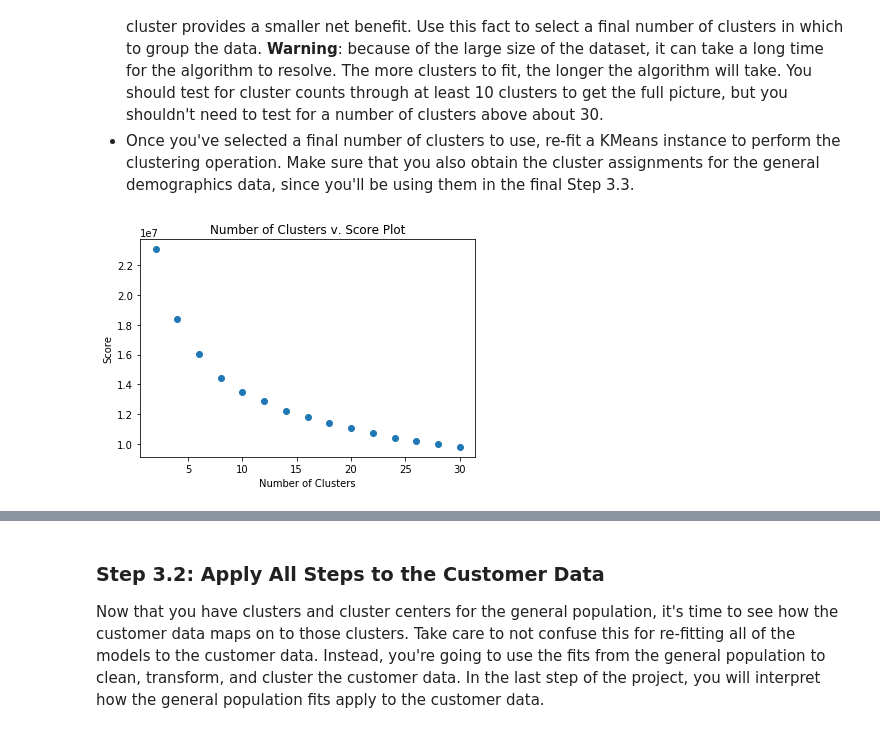
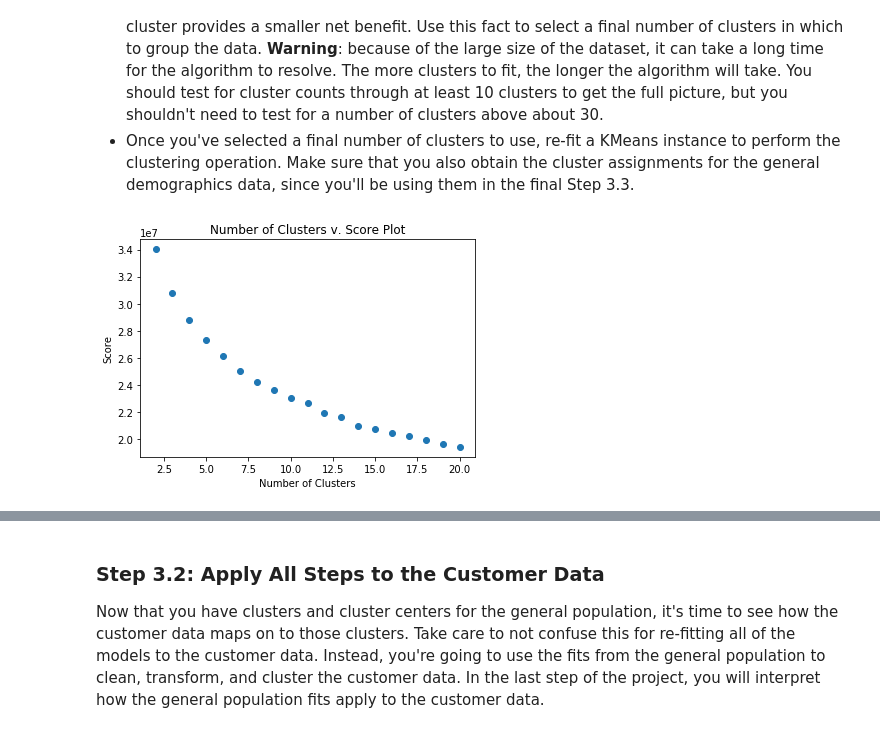
Before and after one commit to aproano2/identify_customer_segments, a Jupyter notebook: Identify_Customer_Segments.ipynb, the cells around one changed output, grey strips where cells are left out. Saved outputs shown, nothing was run; the diff lists cells and outputs as text; code cells hidden in the pictures.

```diff
--- a/Identify_Customer_Segments.ipynb
+++ b/Identify_Customer_Segments.ipynb
@@ -503,7 +404,7 @@ Name: CAMEO_INTL_2015_LIFE_STAGE, dtype: float64
 # %%
 azdias_clean.drop('CAMEO_INTL_2015', axis=1, inplace=True)
 # %%
-del_cols_mixed = mixed.drop(['CAMEO_INTL_2015', 'PRAEGENDE_JUGENDJAHRE'])
+del_cols_mixed = mixed.drop(['CAMEO_INTL_2015', 'PRAEGENDE_JUGENDJAHRE', 'KBA05_BAUMAX'])
 azdias_clean.drop(del_cols_mixed, axis=1, inplace=True)
 # %%
 azdias.shape
@@ -637,7 +543,8 @@ azdias_clean.shape
 # %%
 # Apply feature scaling to the general population demographics data.
 scaler = StandardScaler()
-data = scaler.fit_transform(azdias_clean.dropna())
+imp_model = Imputer(strategy='most_frequent', axis=0)
+data = scaler.fit_transform(imp_model.fit_transform(azdias_clean))
 # %% [markdown]
 ### Discussion 2.1: Apply Feature Scaling
 
@@ -703,4 +610,4 @@ scree_plot(pca)
 # %%
-pca, X_pca = do_pca(data, 12)
+pca, X_pca = do_pca(data, 22)
 scree_plot(pca)
 # %% [output]
@@ -801,4 +712,4 @@ def do_kmeans(data, n_clusters):
     model = kmeans.fit(data)
     return np.abs(model.score(data))
 # %%
-scores = {x:do_kmeans(X_pca,x) for x in range(2,20,2)}
+scores = {x:do_kmeans(X_pca,x) for x in range(2,21)}
@@ -807,10 +716,10 @@ scores1 = {x:do_kmeans(X_pca,x) for x in range(20,32,2)}
 # %%
 # Investigate the change in within-cluster distance across number of clusters.
 # HINT: Use matplotlib's plot function to visualize this relationship.
-plt.scatter(x = list(scores.keys()) + list(scores1.keys()), y = list(scores.values()) + list(scores1.values()))
+plt.scatter(x = scores.keys(), y = scores.values())
 plt.xlabel('Number of Clusters')
 plt.ylabel('Score')
 plt.title('Number of Clusters v. Score Plot')
 plt.show()
 # %% [output]
-[figure, old version]
+[figure, new version]
```
Also changed, not shown: parts of 73 cells of this notebook, 1 other file.
